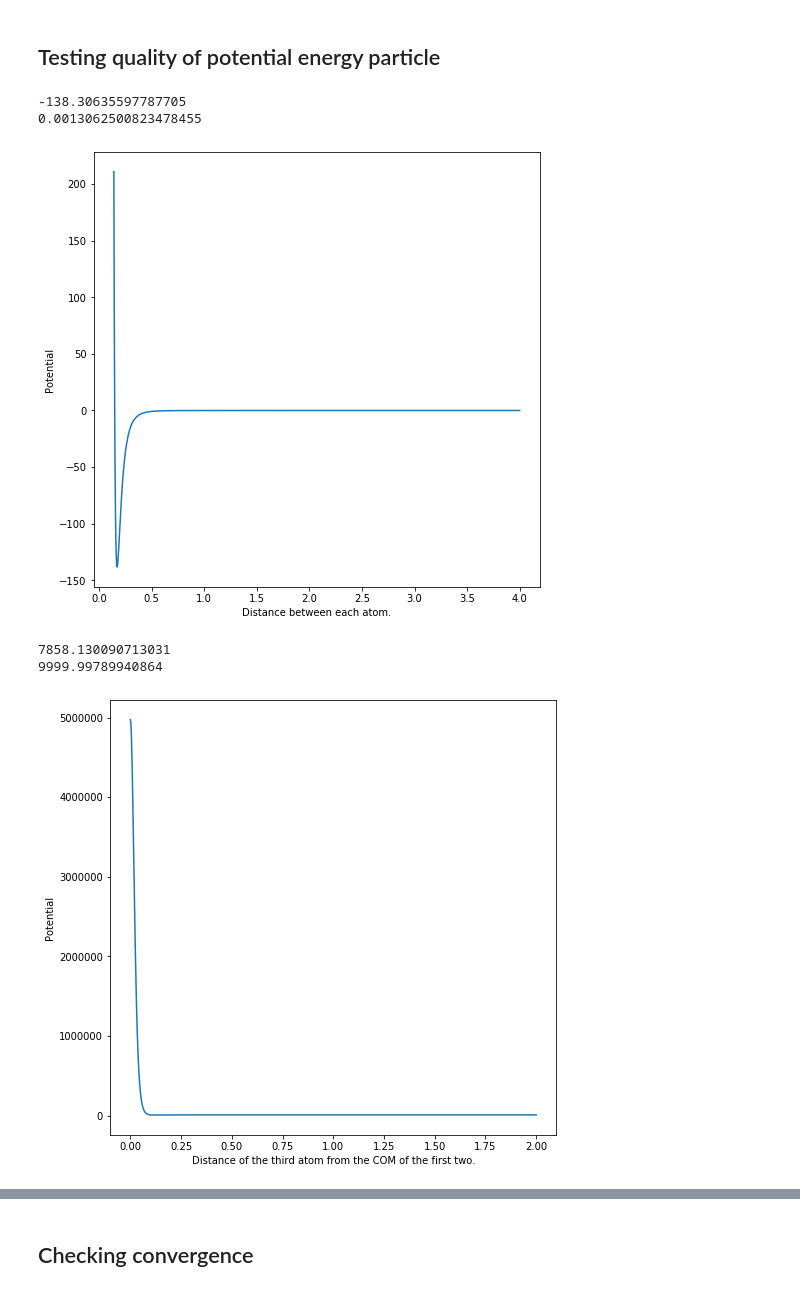
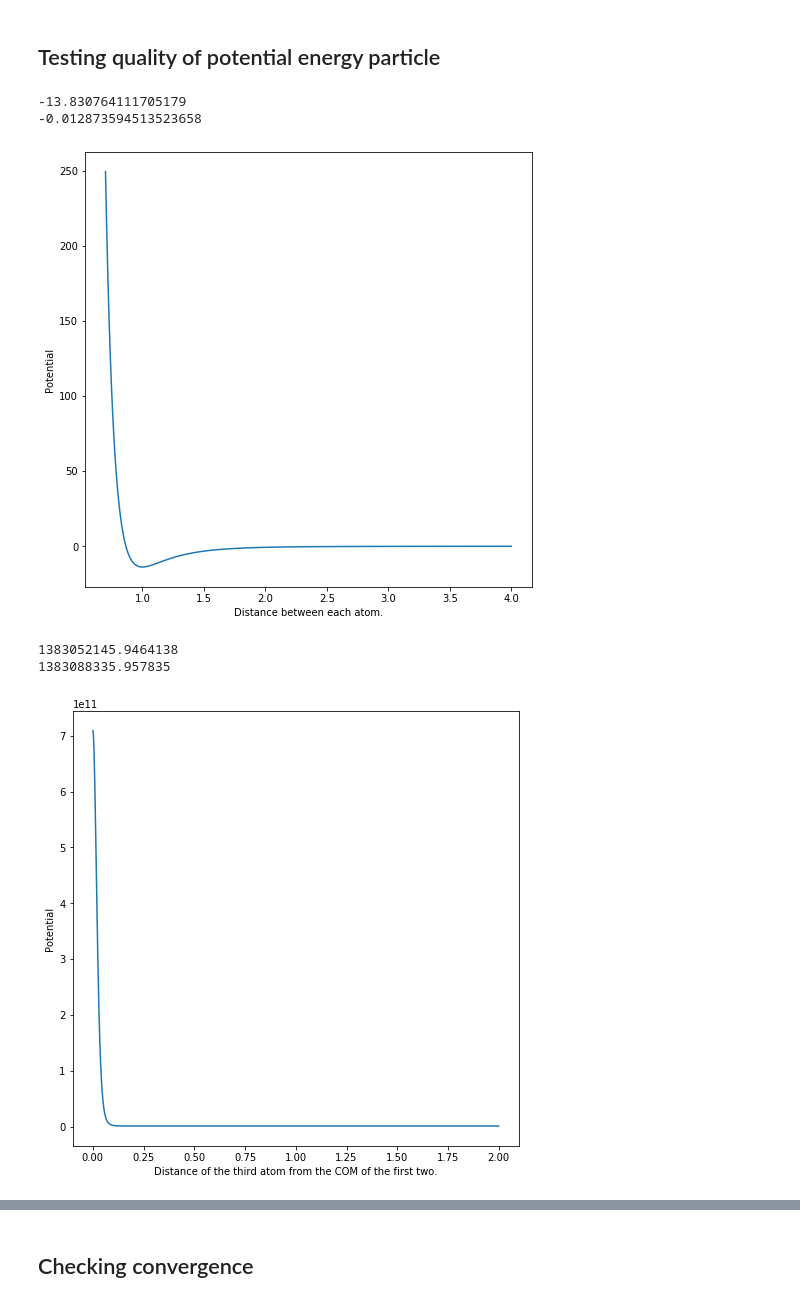
Before and after one commit to TimHeiszwolf/Quantum_energy_ML, a Jupyter notebook: TestingDatabaseGeneration.ipynb, the cells around one changed output, grey strips where cells are left out. Drawn from its saved outputs; the diff is of its cells as text; code cells hidden in the pictures.

```diff
--- a/TestingDatabaseGeneration.ipynb
+++ b/TestingDatabaseGeneration.ipynb
@@ -56,7 +56,7 @@ potentialEnergy(generateSpace(atoms, 4, 1.0), atoms, return1)# Results from wolf
 # %% [markdown]
 ## Testing quality of potential energy particle
 # %%
-def potentialEnergyPerTrioExperimental(lengths):
+def potentialEnergyPerTrioExperimental(lengths, Rc=(50 * math.sqrt(10) / 27)):
     """
     """
 
@@ -67,28 +67,28 @@ def potentialEnergyPerTrioExperimental(lengths):
     #s = (a + b + c) / 2
     #area2Triangle = s * (s - a) * (s - b) * (s - c)
 
-    longRangePotential = - 10*((a+b+c)**-6)
-    shortRangePotential = (a**-8+b**-8+c**-8)/10000#math.exp((a**-1 + b**-1 + c**-1))#area2Triangle*((a**-12 + b**-12 + c**-12))#area2Triangle / ((a + b + c)**12)
+    longRangePotential = -(((a / Rc) + (b / Rc) + (c / Rc))**-6)
+    shortRangePotential = ((a / Rc)**-8 + (b / Rc)**-8 + (c / Rc)**-8) / 100000
 
     return shortRangePotential + longRangePotential
 # %%
-yCoordinates = np.linspace(0.14, 4, 1000, endpoint=True)
+yCoordinates = np.linspace(0.7, 4, 1000, endpoint=True)
 
 results =[]
 
 for yCoordinate in yCoordinates:
     results.append(potentialEnergyPerTrioExperimental([yCoordinate, yCoordinate, yCoordinate]))
 
 fig, ax = plt.subplots(figsize=(8, 8))
 ax.plot(yCoordinates, results)
 ax.set_xlabel('Distance between each atom.')
 ax.set_ylabel('Potential')
 print(min(results))
-print(potentialEnergyPerTrioExperimental(getTriangleLengths(atoms[0], atoms[1], np.array([0.25, max(yCoordinates)]))))
+print(potentialEnergyPerTrioExperimental([max(yCoordinates), max(yCoordinates), max(yCoordinates)]))
 # %% [output]
--138.30635597787705
-0.0013062500823478455
+-13.830764111705179
+-0.012873594513523658
-[figure, old version]
+[figure, new version]
 # %%
 atoms = [np.array([0.0, 0.0]), np.array([0.1, 0.0])]
 
@@ -106,9 +106,9 @@ ax.set_ylabel('Potential')
 print(min(results))
 print(potentialEnergyPerTrioExperimental(getTriangleLengths(atoms[0], atoms[1], np.array([0.05, max(yCoordinates)]))))
 # %% [output]
-7858.130090713031
-9999.99789940864
+1383052145.9464138
+1383088335.957835
-[figure, old version]
+[figure, new version]
 # %%
 atoms = [np.array([0.0, 0.0]), np.array([0.25, 0.0])]
 
```
Also changed, not shown: parts of 10 cells of this notebook, 10 other files.
